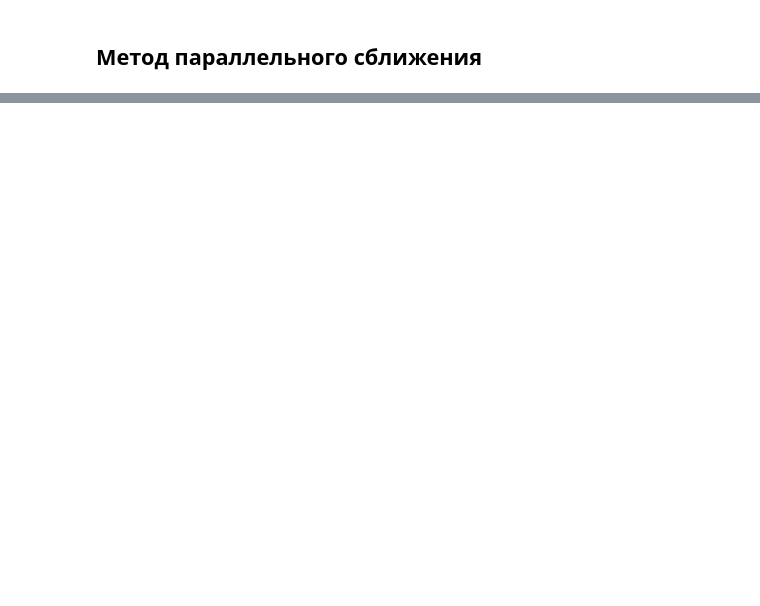
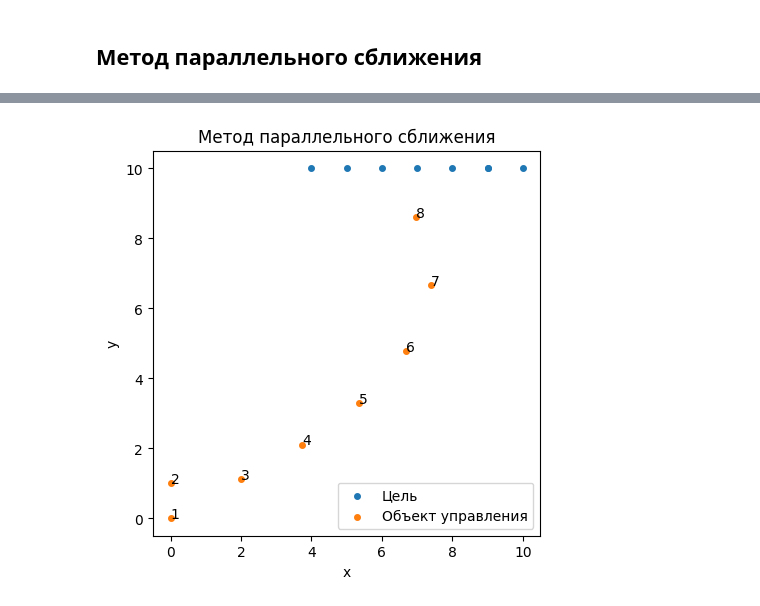
Before and after one commit to AlfaIV/RSKU, a Jupyter notebook: method_models.ipynb, the cells around one changed output, grey strips where cells are left out. Saved outputs shown, nothing was run; the diff lists cells and outputs as text; code cells hidden in the pictures; blank space fills up the shorter version.

Commit message:
parallel aproach method done

```diff
--- a/method_models.ipynb
+++ b/method_models.ipynb
@@ -192,2 +190,5 @@ No artists with labels found to put in legend.  Note that artists whose label st
 # %% [markdown]
 ## Метод параллельного сближения
+# %%
+def parallelApproach(q_o, V_o, q_t, V_t):
+    return q_o - V_t/V_o*sin(q_t)
@@ -193,0 +253,20 @@ No artists with labels found to put in legend.  Note that artists whose label st
+# %%
+fig, ax = plt.subplots(1,1)
+
+plt.scatter(target3.x, target3.y, linewidth=2.0, marker=".", label='Цель')
+plt.scatter(controlObject3.x, controlObject3.y, linewidth=2.0, marker=".", label='Объект управления')
+
+plt.title("Метод параллельного сближения")
+plt.xlabel("x")
+plt.ylabel("y")
+# plt.xlim(0,1e2)
+
+# Добавление подписей номеров точек
+for i, (x_val, y_val) in enumerate(zip(controlObject3.x, controlObject3.y)):
+    plt.text(x_val, y_val, str(i+1))
+
+fig.set_size_inches(5, 5)
+plt.legend()
+plt.show()
+# %% [output]
+[figure, added]
```
Also changed, not shown: parts of 7 cells of this notebook, 1 other file.
